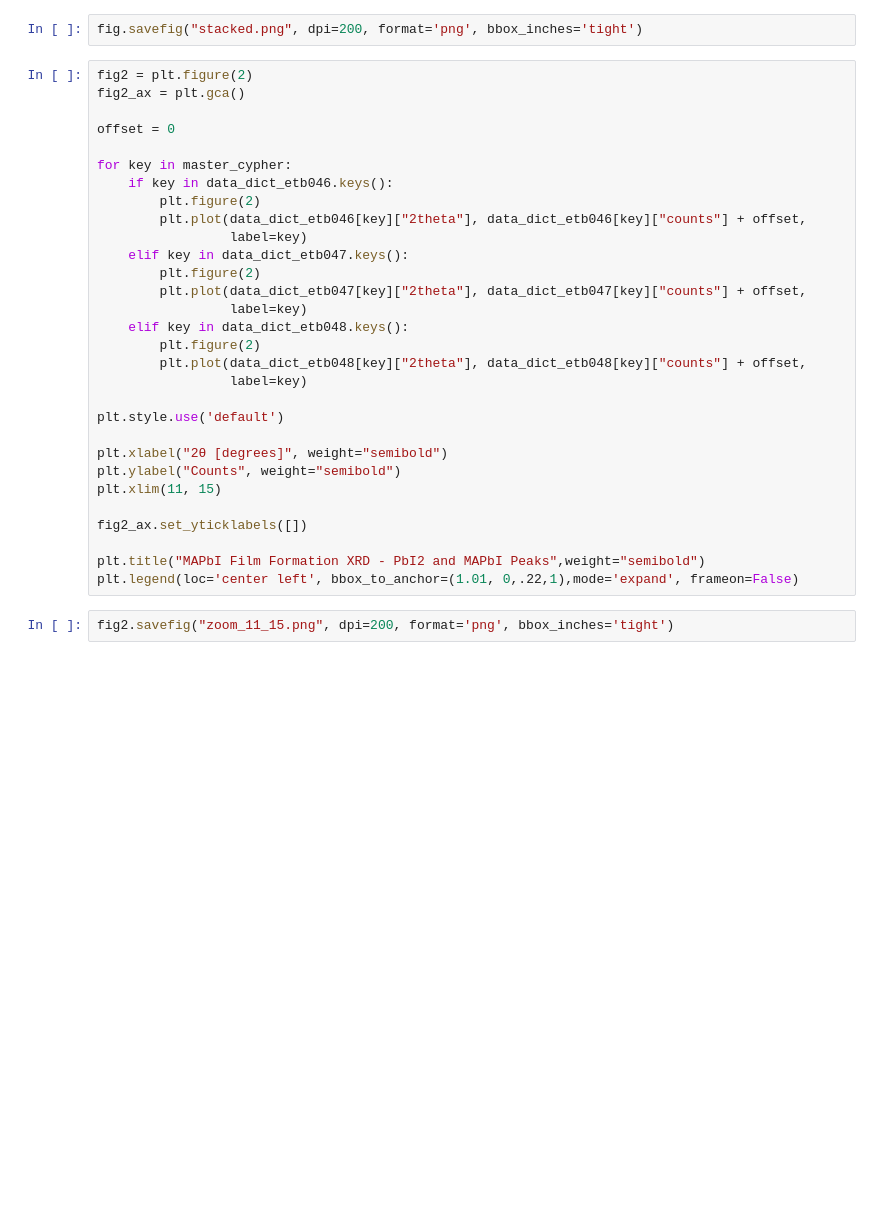
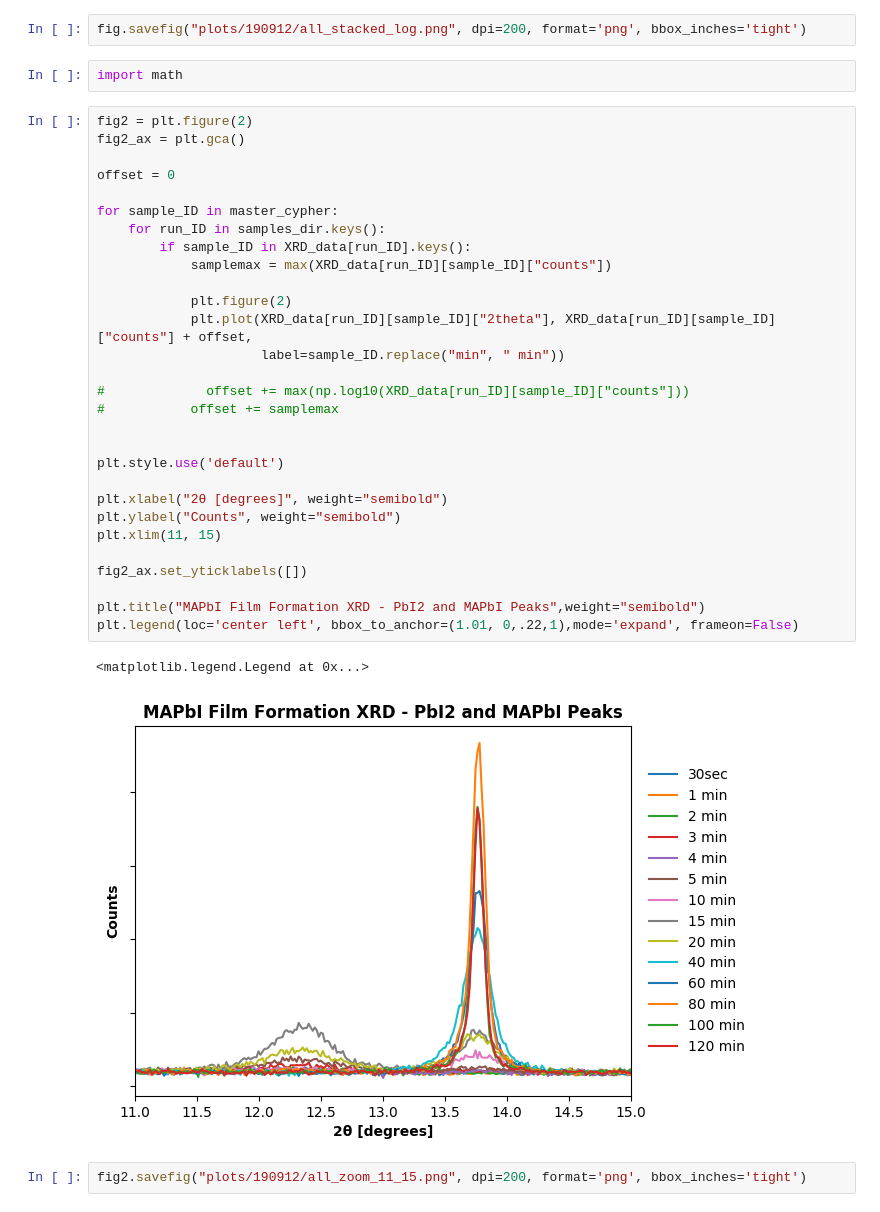
Before and after one commit to tomasbar/sciencetools_py, a Jupyter notebook: main.ipynb, the cells around one changed output. Saved outputs shown, nothing was run; the diff lists cells and outputs as text; blank space fills up the shorter version.

```diff
--- a/main.ipynb
+++ b/main.ipynb
@@ -95,37 +134,41 @@ plt.legend(loc='center left', bbox_to_anchor=(1.01, 0,.22,1),mode='expand', fram
 # %%
-fig.savefig("stacked.png", dpi=200, format='png', bbox_inches='tight')
+fig.savefig("plots/190912/all_stacked_log.png", dpi=200, format='png', bbox_inches='tight')
+# %%
+import math
 # %%
 fig2 = plt.figure(2)
 fig2_ax = plt.gca()
 
 offset = 0
 
-for key in master_cypher:
-    if key in data_dict_etb046.keys():
-        plt.figure(2)
-        plt.plot(data_dict_etb046[key]["2theta"], data_dict_etb046[key]["counts"] + offset,
-                 label=key)
-    elif key in data_dict_etb047.keys():
-        plt.figure(2)
-        plt.plot(data_dict_etb047[key]["2theta"], data_dict_etb047[key]["counts"] + offset,
-                 label=key)
-    elif key in data_dict_etb048.keys():
-        plt.figure(2)
-        plt.plot(data_dict_etb048[key]["2theta"], data_dict_etb048[key]["counts"] + offset,
-                 label=key)
+for sample_ID in master_cypher:
+    for run_ID in samples_dir.keys():
+        if sample_ID in XRD_data[run_ID].keys():
+            samplemax = max(XRD_data[run_ID][sample_ID]["counts"])
+
+            plt.figure(2)
+            plt.plot(XRD_data[run_ID][sample_ID]["2theta"], XRD_data[run_ID][sample_ID]["counts"] + offset,
+                     label=sample_ID.replace("min", " min"))
+
+#             offset += max(np.log10(XRD_data[run_ID][sample_ID]["counts"]))
+#           offset += samplemax
+
 
 plt.style.use('default')
 
 plt.xlabel("2θ [degrees]", weight="semibold")
 plt.ylabel("Counts", weight="semibold")
 plt.xlim(11, 15)
 
 fig2_ax.set_yticklabels([])
 
 plt.title("MAPbI Film Formation XRD - PbI2 and MAPbI Peaks",weight="semibold")
 plt.legend(loc='center left', bbox_to_anchor=(1.01, 0,.22,1),mode='expand', frameon=False)
+# %% [output]
+<matplotlib.legend.Legend at 0x...>
+[figure, added]
 # %%
-fig2.savefig("zoom_11_15.png", dpi=200, format='png', bbox_inches='tight')
+fig2.savefig("plots/190912/all_zoom_11_15.png", dpi=200, format='png', bbox_inches='tight')
 # %%
 fig3 = plt.figure(3)
 fig3_ax = plt.gca()
```
Also changed, not shown: parts of 13 cells of this notebook, 8 other files.
